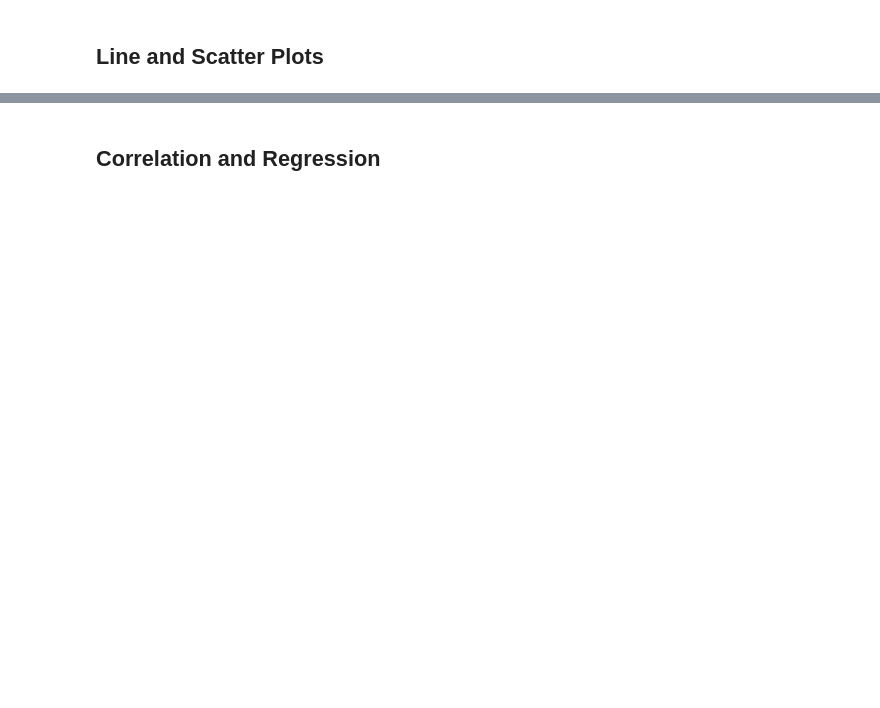
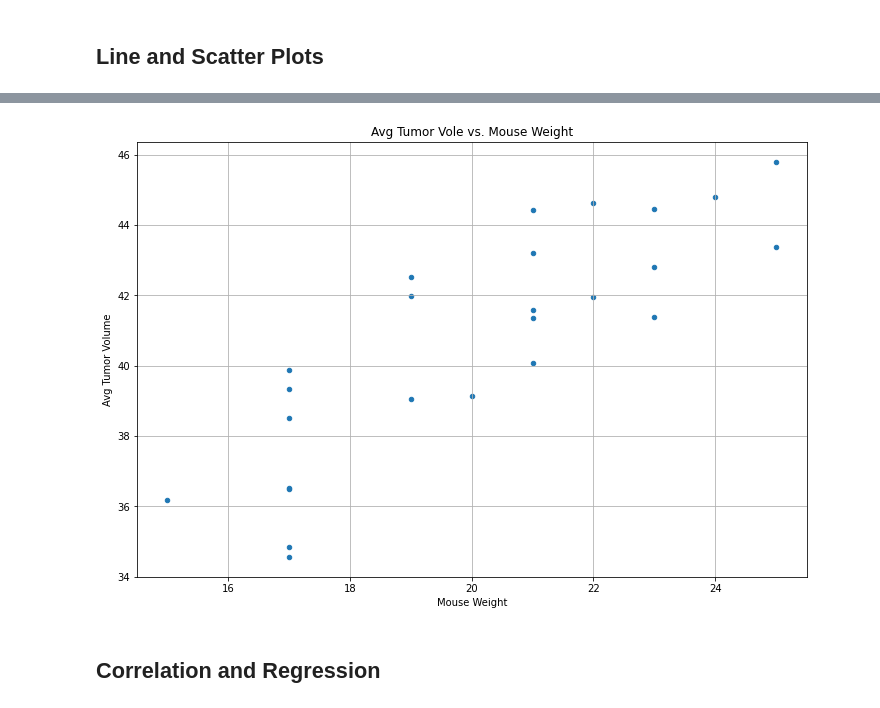
Before and after one commit to Wdepalma/Matplotlib-Challenge, a Jupyter notebook: Instructions/Pymaceuticals/pymaceuticals_starter.ipynb, the cells around one changed output, grey strips where cells are left out. Saved outputs shown, nothing was run; the diff lists cells and outputs as text; code cells hidden in the pictures; blank space fills up the shorter version.

```diff
--- a/Instructions/Pymaceuticals/pymaceuticals_starter.ipynb
+++ b/Instructions/Pymaceuticals/pymaceuticals_starter.ipynb
@@ -205,3 +329,18 @@ agsum_df
+# %%
+# Generate a scatter plot of average tumor volume vs. mouse weight for the Capomulin regimen
+capo = clean_data.loc[clean_data['Drug Regimen']=="Capomulin"]
+capow = capo.groupby(['Mouse ID'])
+capowvol = capow['Tumor Volume (mm3)'].mean()
+capowwei = capow['Weight (g)'].first()
+
+capomulin_analysis = pd.DataFrame({'Mouse Weight':capowwei,'Avg Tumor Volume':capowvol})
+capomulin_analysis
+
+capomulin_analysis.plot(kind="scatter", x="Mouse Weight", y="Avg Tumor Volume", grid=True, figsize=(12,8),
+              title="Avg Tumor Vole vs. Mouse Weight")
+plt.show()
+# %% [output]
+[figure, added]
 # %% [markdown]
 ## Correlation and Regression
 # %%
```
Also changed, not shown: parts of 15 cells of this notebook.
